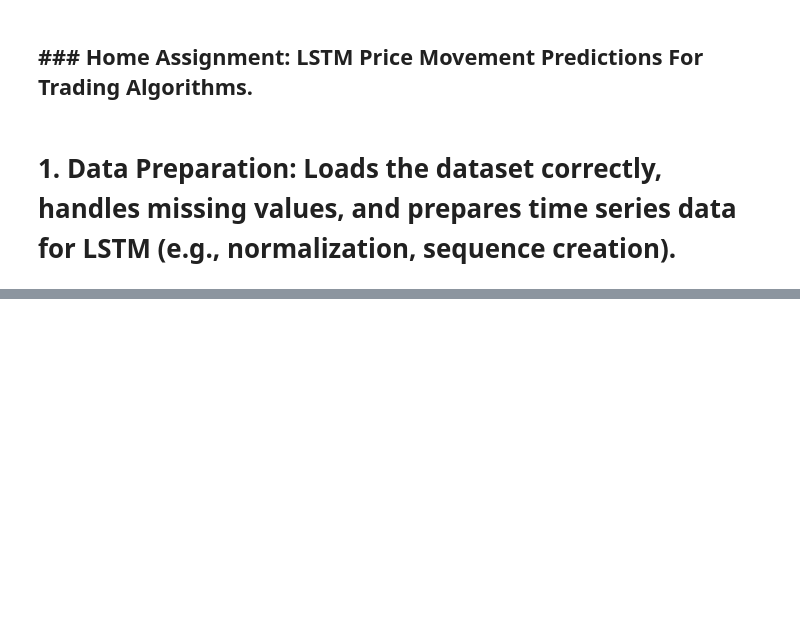
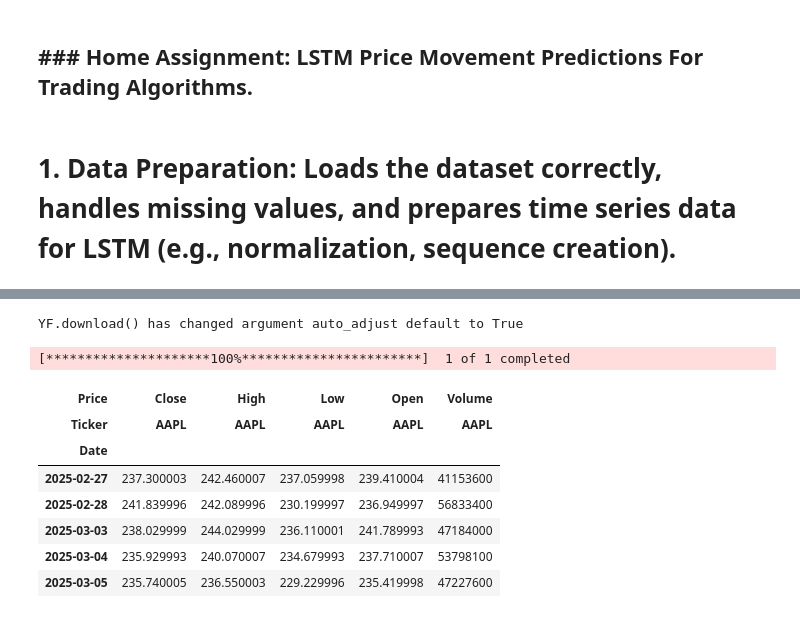
Before and after one commit to svetlanama/Data-Science-in-Finance-, a Jupyter notebook: DSIF9_0_Time_series_modelling_in_Financial_Services.ipynb, the cells around one changed output, grey strips where cells are left out. Drawn from its saved outputs; the diff is of its cells as text; code cells hidden in the pictures; blank space fills up the shorter version.

```diff
--- a/DSIF9_0_Time_series_modelling_in_Financial_Services.ipynb
+++ b/DSIF9_0_Time_series_modelling_in_Financial_Services.ipynb
@@ -668,30 +668,3 @@ Image(filename=f"{path_python_material}/images/the-end.jpg", width=500,)
 ## **### Home Assignment:  LSTM Price Movement Predictions For Trading Algorithms.**
 # %% [markdown]
 # 1. Data Preparation:	Loads the dataset correctly, handles missing values, and prepares time series data for LSTM (e.g., normalization, sequence creation).
-# %%
-import pandas as pd
-import numpy as np
-
-pd.set_option('display.max_columns', None)
-pd.set_option('display.max_rows', None)
-
-python_material_folder_name = "python-material"
-
-try:
-    from google.colab import drive
-    # Mount drive
-    drive.mount('/content/drive')
-    # Set up path to Python material parent folder
-    path_python_material = rf"drive/MyDrive/{python_material_folder_name}"
-        # If unsure, print current directory path by executing the following in a new cell:
-        # !pwd
-    IN_COLAB = True
-except:
-    IN_COLAB = False
-    # If working locally on Jupyter Notebook, parent folder is one folder up (assuming you are using the folder structure shared at the beginning of the course)
-    path_python_material = ".."
-
-
-df = pd.read_csv(f"drive/MyDrive/AI/PUBLIC_CSV/dsif8-assignment/Customer_Data.csv").sample(1000)
-
-df.head()
@@ -705,0 +679,21 @@ Mounted at /content/drive
+# %%
+import yfinance as yf
+# Define the ticker symbol for Apple Inc.
+chosen_stock = 'AAPL'
+
+# Use yfinance to download the stock data
+stock_data = yf.download(chosen_stock, start='2015-01-01', end='2025-03-06', interval='1d')
+
+# Display the first few rows of the data
+stock_data.tail()
+# %% [output]
+YF.download() has changed argument auto_adjust default to True
+[*********************100%***********************]  1 of 1 completed
+| Price | Close | High | Low | Open | Volume |
+| Ticker | AAPL | AAPL | AAPL | AAPL | AAPL |
+| Date |  |  |  |  |  |
+| 2025-02-27 | 237.300003 | 242.460007 | 237.059998 | 239.410004 | 41153600 |
+| 2025-02-28 | 241.839996 | 242.089996 | 230.199997 | 236.949997 | 56833400 |
+| 2025-03-03 | 238.029999 | 244.029999 | 236.110001 | 241.789993 | 47184000 |
+| 2025-03-04 | 235.929993 | 240.070007 | 234.679993 | 237.710007 | 53798100 |
+| 2025-03-05 | 235.740005 | 236.550003 | 229.229996 | 235.419998 | 47227600 |
```
Also changed, not shown: parts of 4 cells of this notebook.
